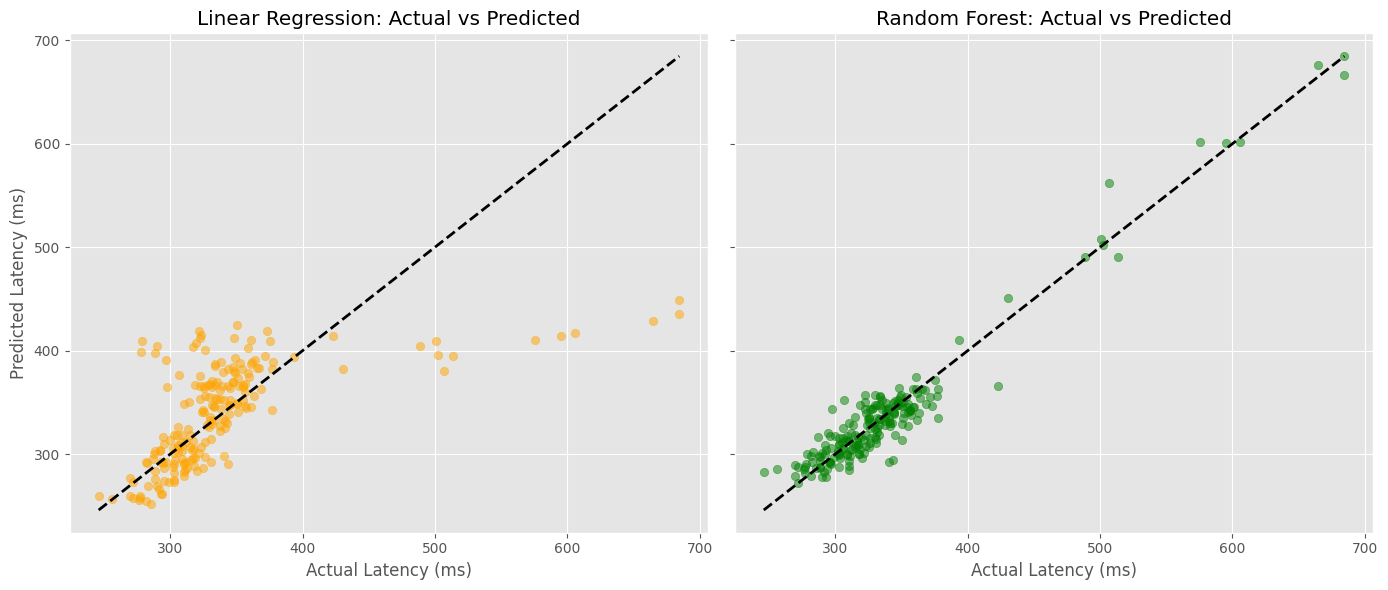
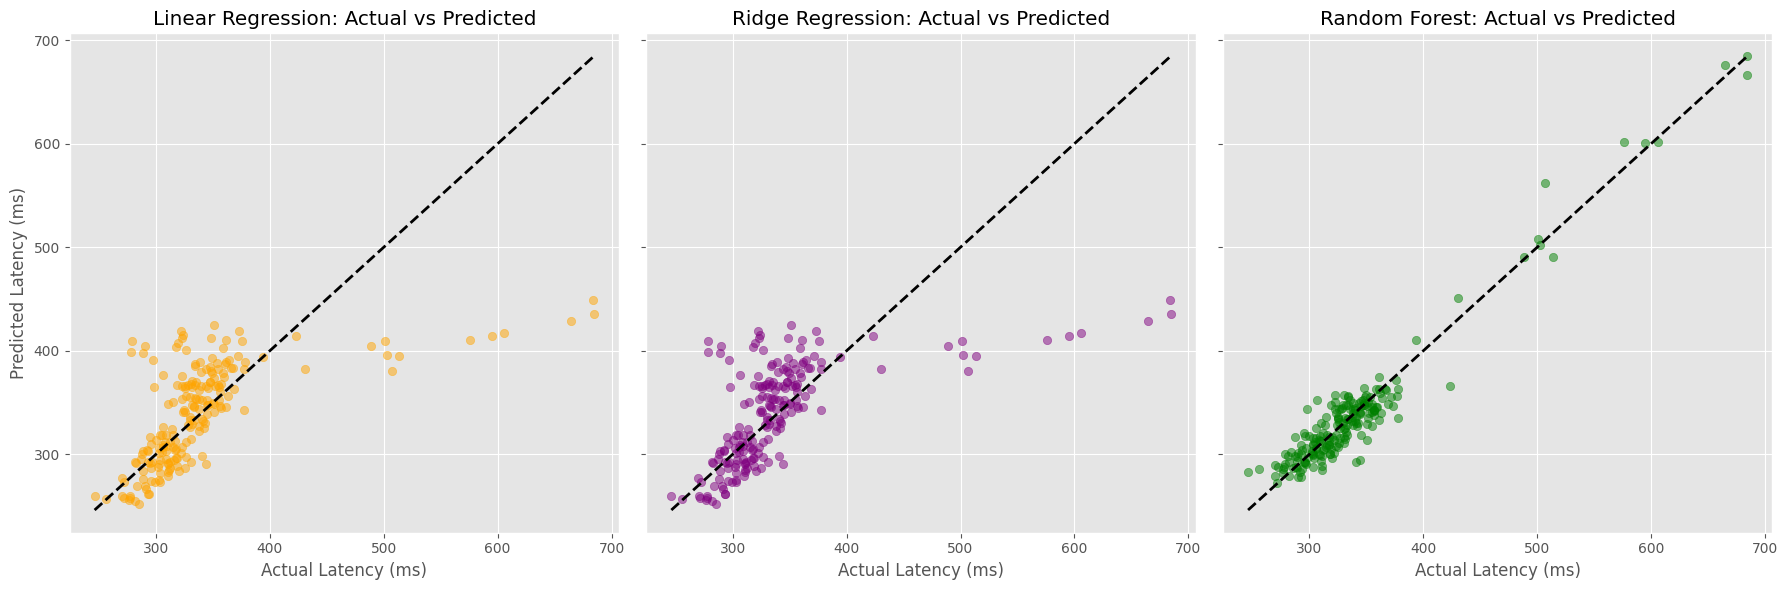
The change to this notebook cell's code, shown as a diff; its figure went from the first image to the second:
--- before
+++ after
@@ -1,3 +1,3 @@
-fig, axes = plt.subplots(1, 2, figsize=(14, 6), sharey=True)
+fig, axes = plt.subplots(1, 3, figsize=(18, 6), sharey=True)
 
 # Plot Linear Regression
@@ -8,14 +8,22 @@
 axes[0].set_ylabel("Predicted Latency (ms)")
 
+# Plot Ridge Regression
+axes[1].scatter(y_test, y_pred_ridge, alpha=0.5, color='purple')
+axes[1].plot([y_test.min(), y_test.max()], [y_test.min(), y_test.max()], 'k--', lw=2)
+axes[1].set_title("Ridge Regression: Actual vs Predicted")
+axes[1].set_xlabel("Actual Latency (ms)")
+
 # Plot Random Forest
-axes[1].scatter(y_test, y_pred_rf, alpha=0.5, color='green')
-axes[1].plot([y_test.min(), y_test.max()], [y_test.min(), y_test.max()], 'k--', lw=2)
-axes[1].set_title("Random Forest: Actual vs Predicted")
-axes[1].set_xlabel("Actual Latency (ms)")
+axes[2].scatter(y_test, y_pred_rf, alpha=0.5, color='green')
+axes[2].plot([y_test.min(), y_test.max()], [y_test.min(), y_test.max()], 'k--', lw=2)
+axes[2].set_title("Random Forest: Actual vs Predicted")
+axes[2].set_xlabel("Actual Latency (ms)")
 
 plt.tight_layout()
 plt.show()
 
-# INSIGHT: The Random Forest points hug the black dotted line (perfect prediction) 
-# much more tightly, especially for higher latency values, indicating it successfully 
-# learned the non-linear CPU degradation rule.
+# INSIGHT: The Random Forest points hug the black dotted line (perfect prediction)
+# much more tightly, especially for higher latency values, indicating it successfully
+# learned the non-linear CPU degradation rule. Linear and Ridge Regression produce
+# nearly identical (and visibly worse) scatter patterns, confirming that L2
+# regularization alone can't fix a fundamentally non-linear relationship.

Commit: docs: add context and expected outcomes across notebooks